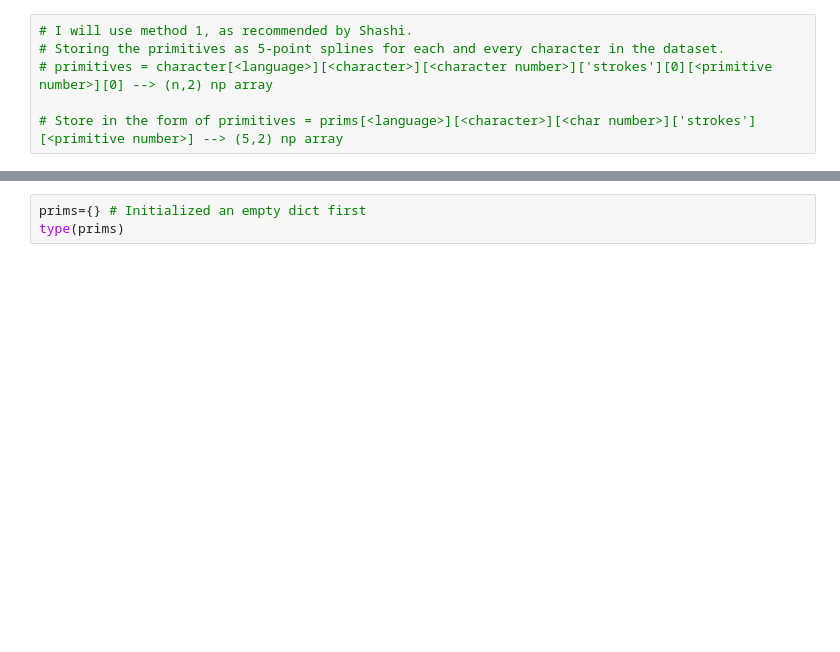
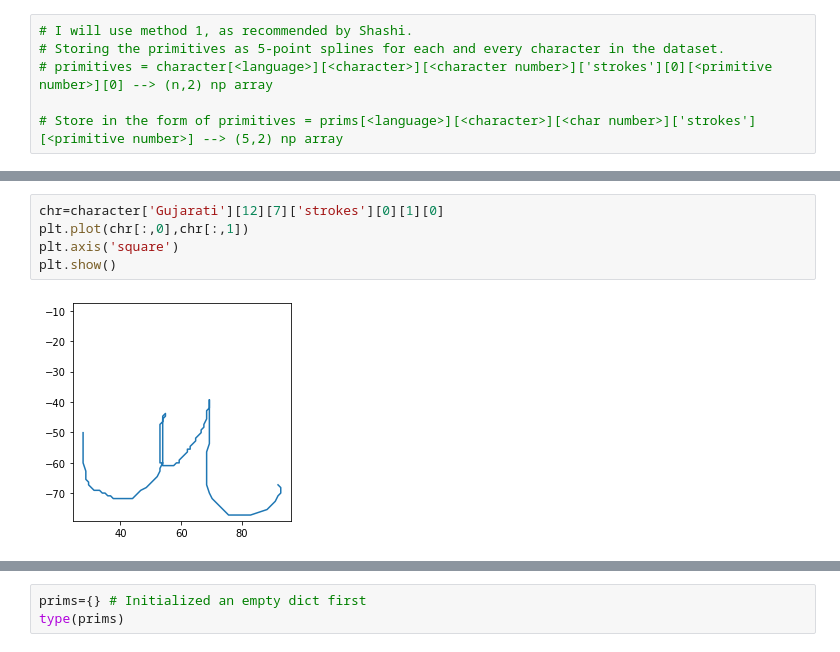
Before and after one commit to SomTambe/omniglot-bcs, a Jupyter notebook: own_model_bcs.ipynb, the cells around one changed output, grey strips where cells are left out. Drawn from its saved outputs; the diff is of its cells as text; blank space fills up the shorter version.

```diff
--- a/own_model_bcs.ipynb
+++ b/own_model_bcs.ipynb
@@ -214,0 +215,7 @@ plt.show()
+# %%
+chr=character['Gujarati'][12][7]['strokes'][0][1][0]
+plt.plot(chr[:,0],chr[:,1])
+plt.axis('square')
+plt.show()
+# %% [output]
+[figure, added]
```
Also changed, not shown: parts of 5 cells of this notebook.
